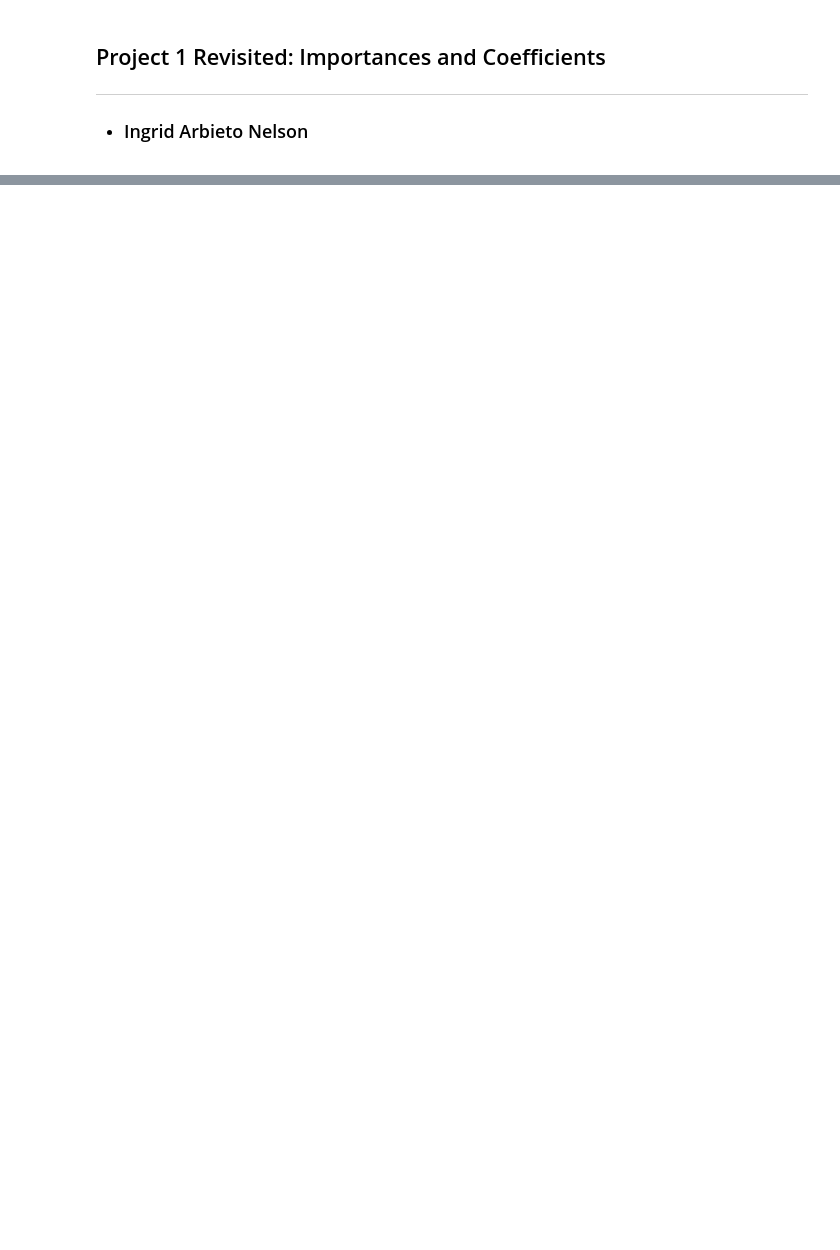
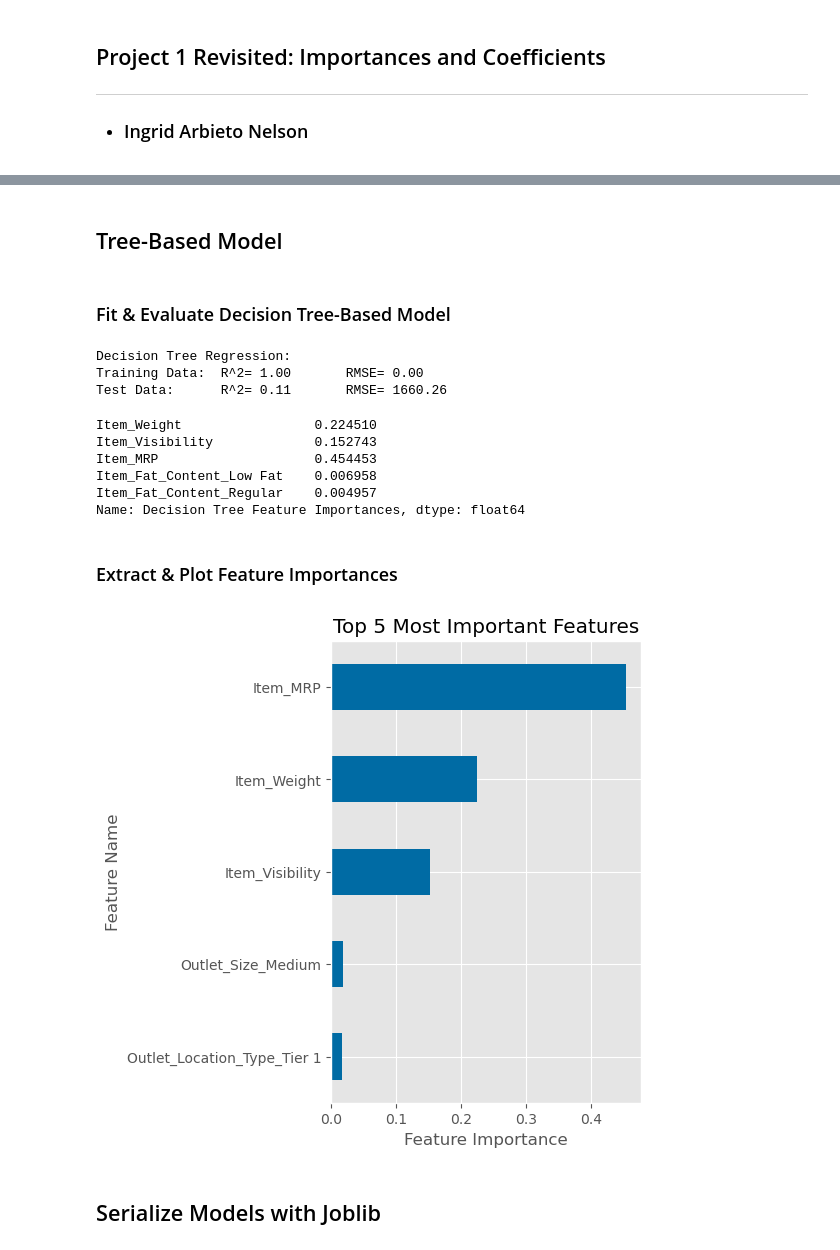
Before and after one commit to iarbietonilsson/Project-1-Revisited, a Jupyter notebook: Project 1 Revisited.ipynb, the cells around one changed output, grey strips where cells are left out. Cells and saved outputs as stored; diff of their text form; code cells hidden in the pictures; blank space fills up the shorter version.

```diff
--- a/Project 1 Revisited.ipynb
+++ b/Project 1 Revisited.ipynb
@@ -48,0 +454,36 @@ Insert your exported figures from above into your README file. You should have t
+# %% [markdown]
+## Tree-Based Model
+# %% [markdown]
+### Fit & Evaluate Decision Tree-Based Model
+# %%
+treereg = DecisionTreeRegressor()
+treereg.fit(X_train_df,y_train)
+print('Decision Tree Regression:')
+evaluate_regression(treereg, X_train_df, y_train, X_test_df, y_test)
+# %% [output]
+Decision Tree Regression:
+Training Data:  R^2= 1.00       RMSE= 0.00
+Test Data:      R^2= 0.11       RMSE= 1660.26
+# %%
+feature_importance = pd.Series(treereg.feature_importances_, index=feature_names,
+                        name='Decision Tree Feature Importances')
+feature_importance.head()
+# %% [output]
+Item_Weight                 0.224510
+Item_Visibility             0.152743
+Item_MRP                    0.454453
+Item_Fat_Content_Low Fat    0.006958
+Item_Fat_Content_Regular    0.004957
+Name: Decision Tree Feature Importances, dtype: float64
+# %% [markdown]
+### Extract & Plot Feature Importances
+# %%
+# plot top 5 most important features
+ax = feature_importance.sort_values().tail(5).plot(kind='barh',figsize=(4,6))
+ax.set(ylabel='Feature Name',xlabel='Feature Importance',
+       title='Top 5 Most Important Features');
+plt.savefig('Data/treereg_featureimportance.png', pad_inches = 1)
+# %% [output]
+[figure, added]
+# %% [markdown]
+## Serialize Models with Joblib
```
Also changed, not shown: parts of 34 cells of this notebook, 4 other files.
